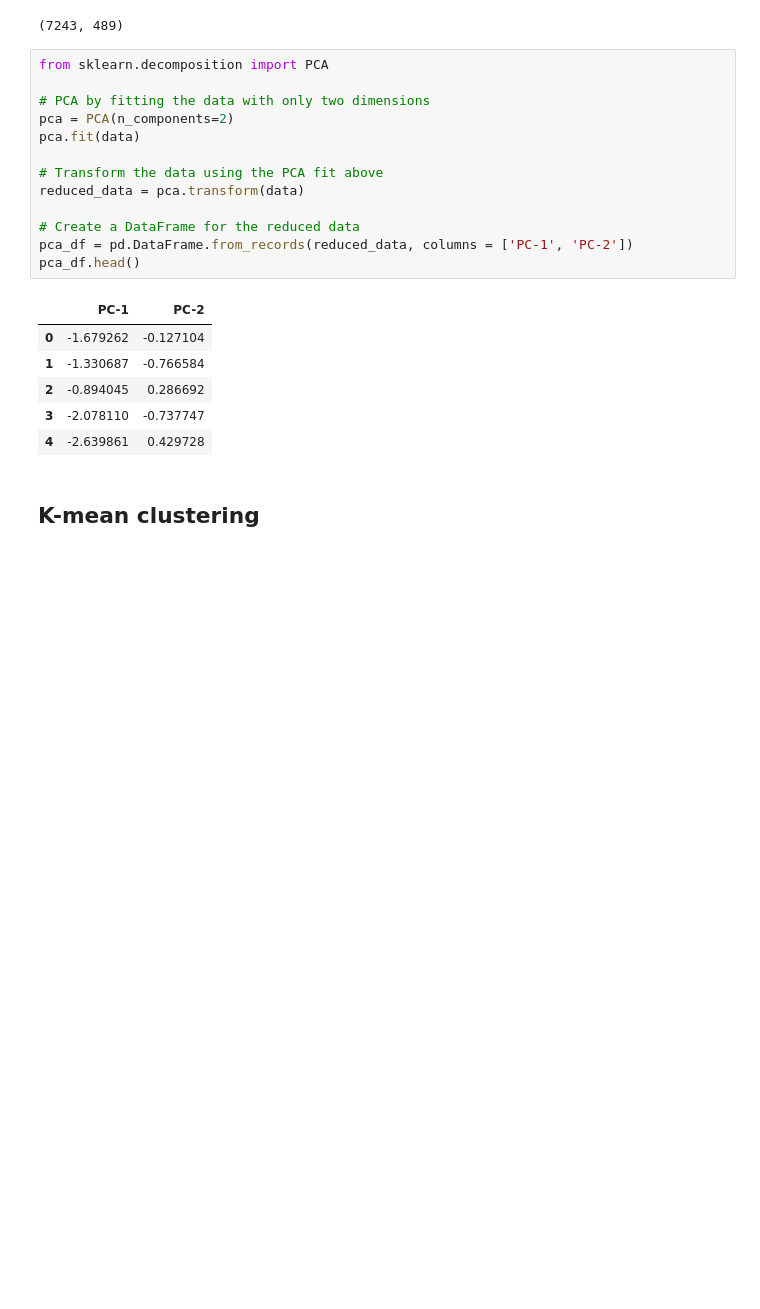
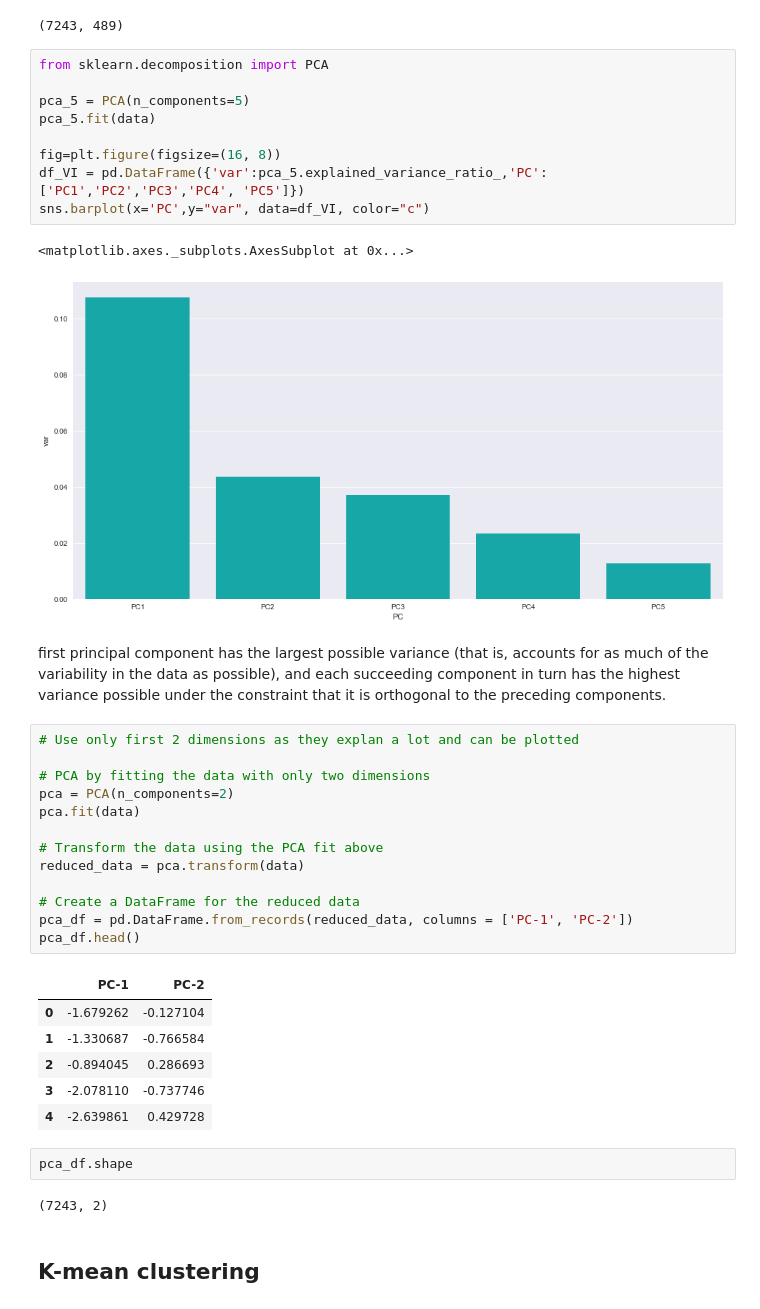
Before and after one commit to waficf/Kaggle_Competitions, a Jupyter notebook: project_1.ipynb, the cells around one changed output. Saved outputs shown, nothing was run; the diff lists cells and outputs as text; blank space fills up the shorter version.

```diff
--- a/project_1.ipynb
+++ b/project_1.ipynb
@@ -522,8 +522,22 @@ data.head()
 data.shape
 # %% [output]
 (7243, 489)
+# %%
+from sklearn.decomposition import PCA
+
+pca_5 = PCA(n_components=5)
+pca_5.fit(data)
+
+fig=plt.figure(figsize=(16, 8))
+df_VI = pd.DataFrame({'var':pca_5.explained_variance_ratio_,'PC':['PC1','PC2','PC3','PC4', 'PC5']})
+sns.barplot(x='PC',y="var", data=df_VI, color="c")
+# %% [output]
+<matplotlib.axes._subplots.AxesSubplot at 0x...>
+[figure, added]
+# %% [markdown]
+first principal component has the largest possible variance (that is, accounts for as much of the variability in the data as possible), and each succeeding component in turn has the highest variance possible under the constraint that it is orthogonal to the preceding components.
 # %%
-from sklearn.decomposition import PCA
+# Use only first 2 dimensions as they explan a lot and can be plotted
 
 # PCA by fitting the data with only two dimensions
 pca = PCA(n_components=2)
@@ -539,9 +553,13 @@ pca_df.head()
 |  | PC-1 | PC-2 |
 | 0 | -1.679262 | -0.127104 |
 | 1 | -1.330687 | -0.766584 |
-| 2 | -0.894045 | 0.286692 |
-| 3 | -2.078110 | -0.737747 |
+| 2 | -0.894045 | 0.286693 |
+| 3 | -2.078110 | -0.737746 |
 | 4 | -2.639861 | 0.429728 |
+# %%
+pca_df.shape
+# %% [output]
+(7243, 2)
 # %% [markdown]
 ## K-mean clustering
 # %%
```
Also changed, not shown: parts of 4 cells of this notebook, 1 other file.
